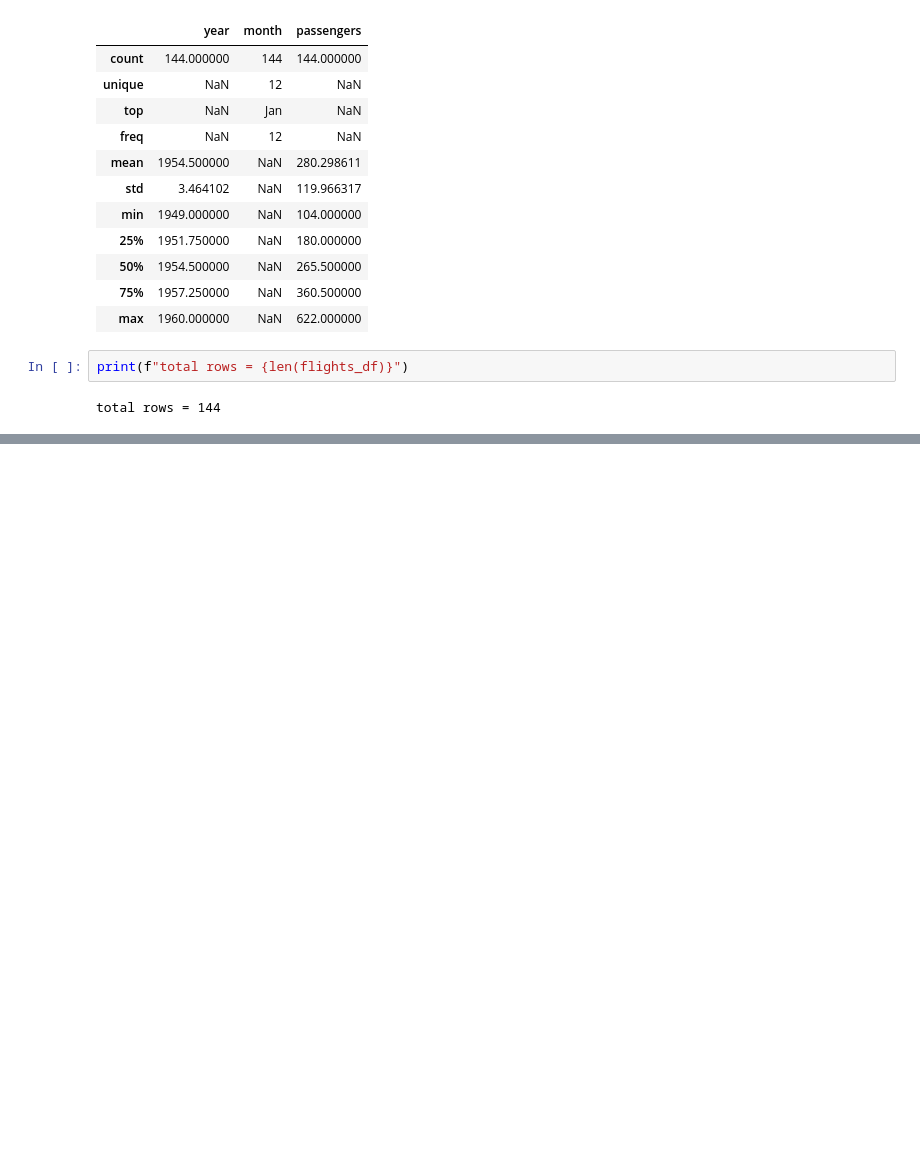
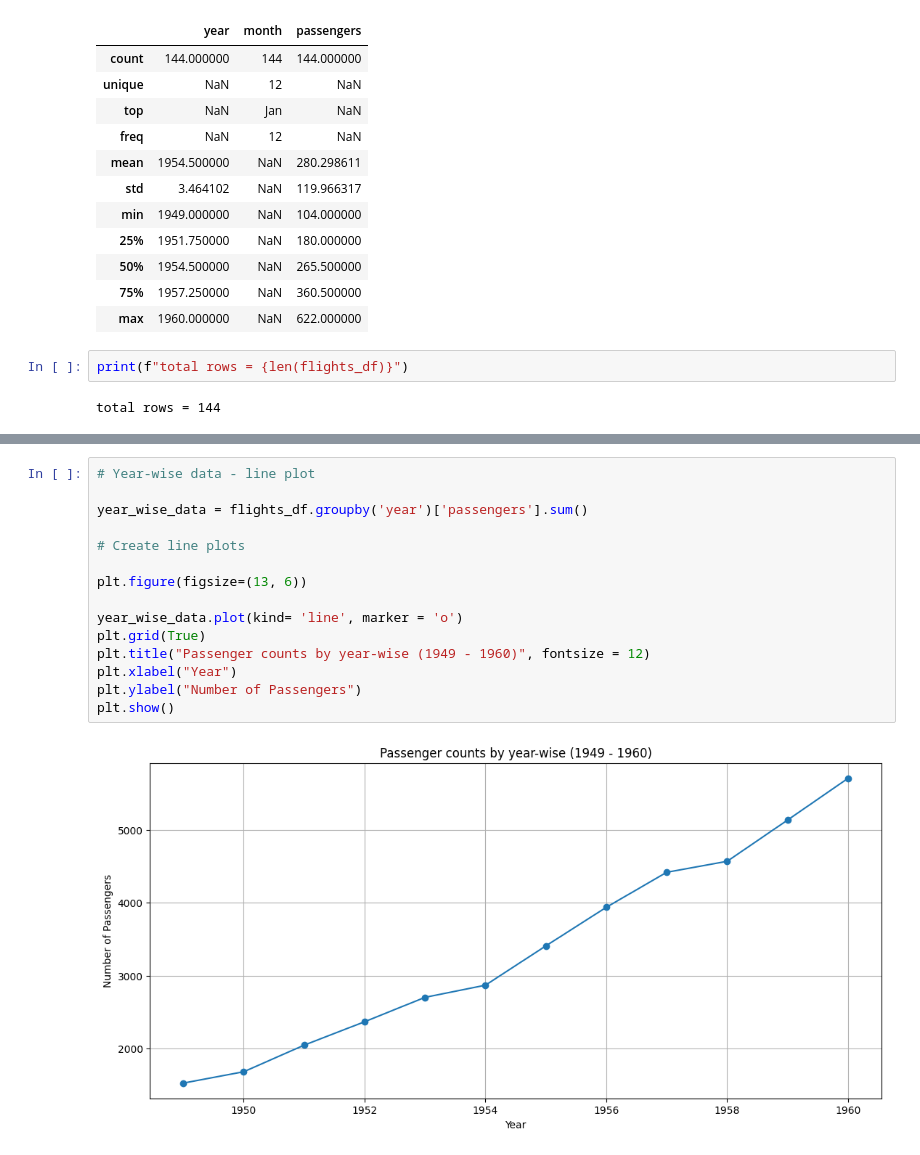
Before and after one commit to vadivelmurugesan/data-science, a Jupyter notebook: example_data_sets/03_flights_data_set.ipynb, the cells around one changed output, grey strips where cells are left out. Drawn from its saved outputs; the diff is of its cells as text; blank space fills up the shorter version.

```diff
--- a/example_data_sets/03_flights_data_set.ipynb
+++ b/example_data_sets/03_flights_data_set.ipynb
@@ -55,0 +121,17 @@ total rows = 144
+# %%
+# Year-wise data - line plot
+
+year_wise_data = flights_df.groupby('year')['passengers'].sum()
+
+# Create line plots
+
+plt.figure(figsize=(13, 6))
+
+year_wise_data.plot(kind= 'line', marker = 'o')
+plt.grid(True)
+plt.title("Passenger counts by year-wise (1949 - 1960)", fontsize = 12)
+plt.xlabel("Year")
+plt.ylabel("Number of Passengers")
+plt.show()
+# %% [output]
+[figure, added]
```
Also changed, not shown: parts of 3 cells of this notebook.
